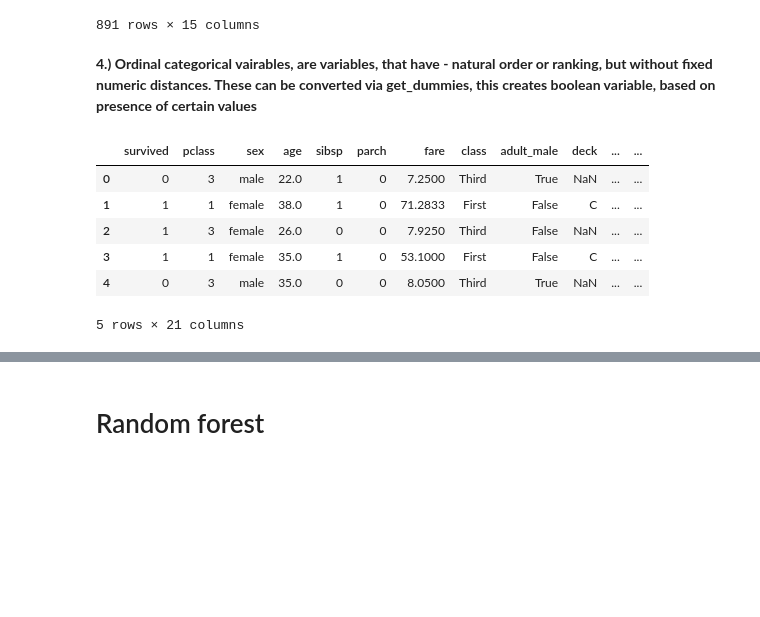
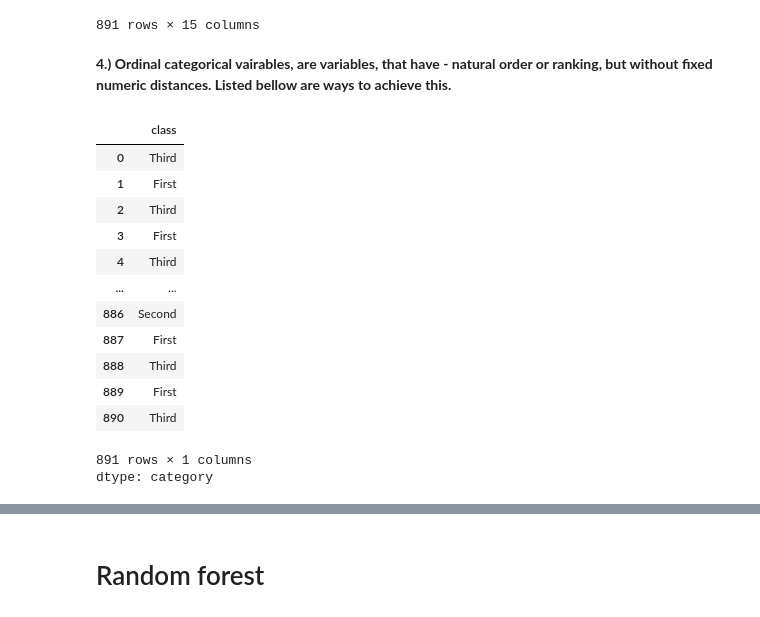
Before and after one commit to leropo00/ml_digital_art, a Jupyter notebook: notebooks/tutorial/tutorial_training_of_tabular.ipynb, the cells around one changed output, grey strips where cells are left out. Saved outputs shown, nothing was run; the diff lists cells and outputs as text; code cells hidden in the pictures; blank space fills up the shorter version.

```diff
--- a/notebooks/tutorial/tutorial_training_of_tabular.ipynb
+++ b/notebooks/tutorial/tutorial_training_of_tabular.ipynb
@@ -196,15 +196,21 @@ df
 891 rows × 15 columns
 # %% [markdown]
 **4.) Ordinal categorical vairables, are variables,
-that have - natural order or ranking, but without fixed numeric distances. These can be converted via get_dummies,
-this creates boolean variable, based on presence of certain values**
+that have - natural order or ranking, but without fixed numeric distances. Listed bellow are ways to achieve this.**
-# %%
-pd.get_dummies(df, columns=['who','embarked', 'embark_town']).head()
-# %% [output]
-|  | survived | pclass | sex | age | sibsp | parch | fare | class | adult_male | deck | ... | ... |
-| 0 | 0 | 3 | male | 22.0 | 1 | 0 | 7.2500 | Third | True | NaN | ... | ... |
-| 1 | 1 | 1 | female | 38.0 | 1 | 0 | 71.2833 | First | False | C | ... | ... |
-| 2 | 1 | 3 | female | 26.0 | 0 | 0 | 7.9250 | Third | False | NaN | ... | ... |
-| 3 | 1 | 1 | female | 35.0 | 1 | 0 | 53.1000 | First | False | C | ... | ... |
-| 4 | 0 | 3 | male | 35.0 | 0 | 0 | 8.0500 | Third | True | NaN | ... | ... |
-5 rows × 21 columns
+# %%
+df['class']
+# %% [output]
+|  | class |
+| 0 | Third |
+| 1 | First |
+| 2 | Third |
+| 3 | First |
+| 4 | Third |
+| ... | ... |
+| 886 | Second |
+| 887 | First |
+| 888 | Third |
+| 889 | First |
+| 890 | Third |
+891 rows × 1 columns
+dtype: category
```
Also changed, not shown: parts of 14 cells of this notebook.
